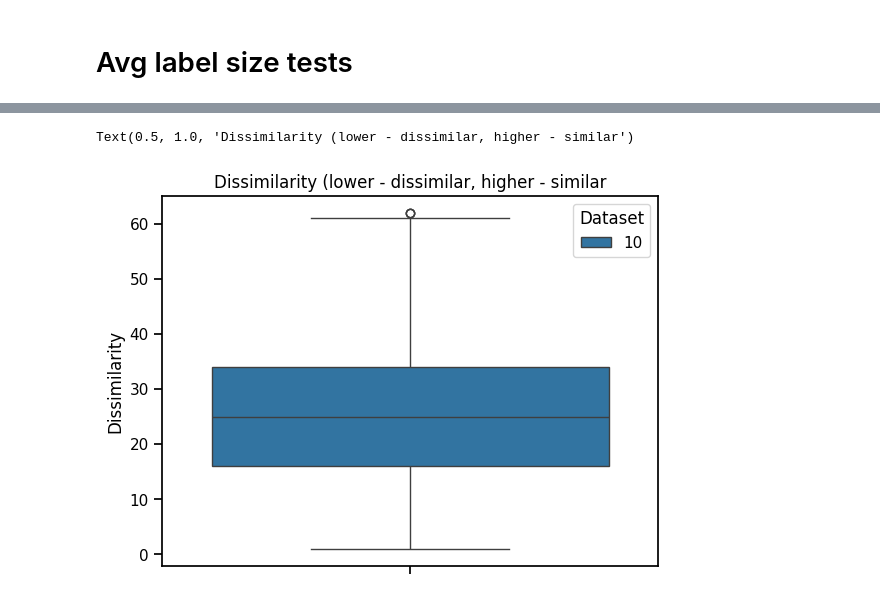
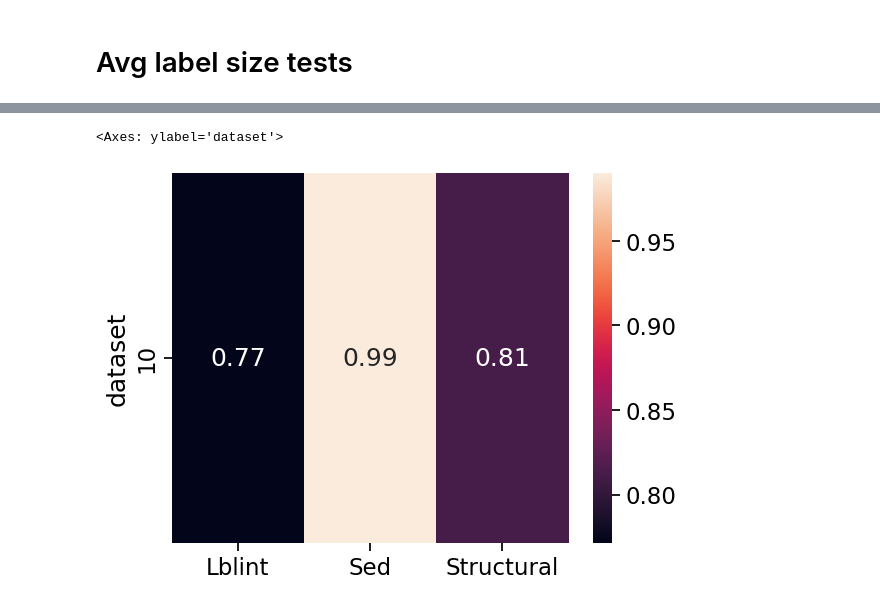
Before and after one commit to LukMRVC/tree-statistics, a Jupyter notebook: gen-datasets.ipynb, the cells around one changed output, grey strips where cells are left out. Cells and saved outputs as stored; diff of their text form; code cells hidden in the pictures.

Commit message:
add label tests

```diff
--- a/gen-datasets.ipynb
+++ b/gen-datasets.ipynb
@@ -1291,7 +1321,9 @@ Text(0.5, 1.0, 'VerificationTimePerQuery')
 # %%
 datasets = ['10']
-data: PlotData = get_plot_data_ds('resources/workloads/generational/sim-high-label-test/')
+data: PlotData = get_plot_data_ds('resources/workloads/generational/sim-high-label-test/', 1)
 display(data.statistics)
 display(data.sdf)
+bxp = sns.boxplot(data.dissimilarity, y="Dissimilarity", hue="Dataset")
+bxp.set_title('Dissimilarity (lower - dissimilar, higher - similar')
 # %% [output]
 |  | Dataset | Avg. query Tau | NumQueries | min_tree | max_tree | avg_tree | tree_count | avg_unique_labels_per_tree | ... |
@@ -1301,6 +1335,5 @@ display(data.sdf)
 # %%
-bxp = sns.boxplot(data.dissimilarity, y="Dissimilarity", hue="Dataset")
-bxp.set_title('Dissimilarity (lower - dissimilar, higher - similar')
+plot_precision(data.pdf)
 # %% [output]
-Text(0.5, 1.0, 'Dissimilarity (lower - dissimilar, higher - similar')
+<Axes: ylabel='dataset'>
-[figure, old version]
+[figure, new version]
```
Also changed, not shown: parts of 22 cells of this notebook.
